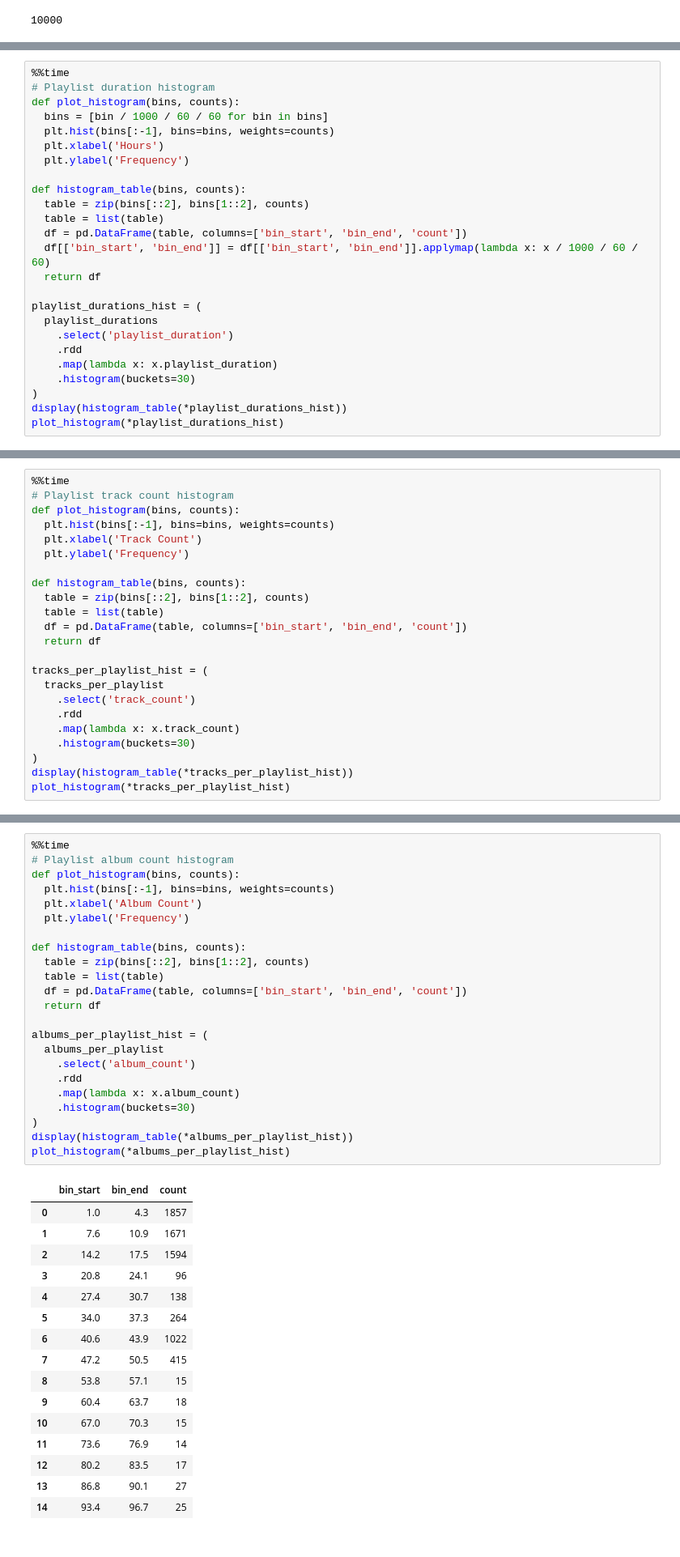
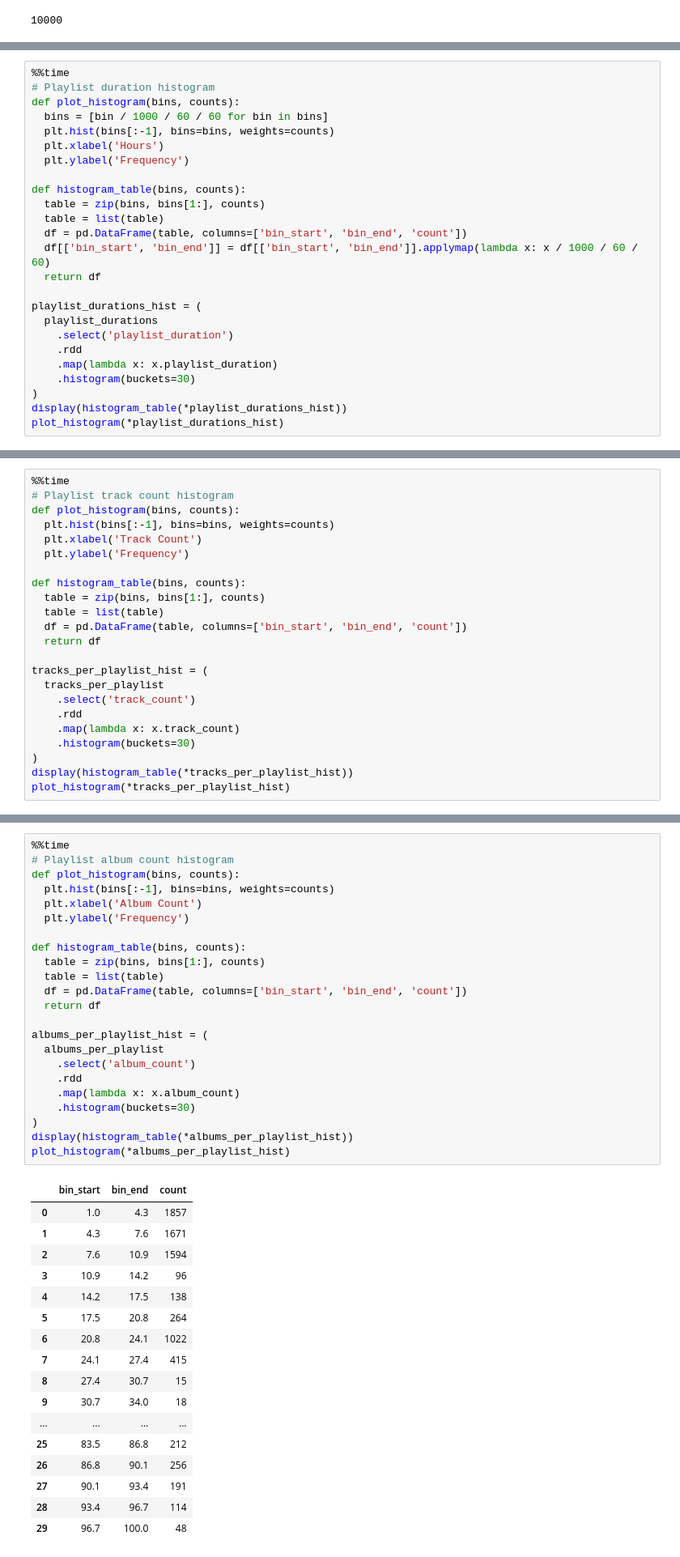
Before and after one commit to data-engineering-project-spotify/dep-spotify-analysis, a Jupyter notebook: Project_Notebook_Final_Challenge.ipynb, the cells around one changed output, grey strips where cells are left out. Shown at 81% size. Drawn from its saved outputs; the diff is of its cells as text.

```diff
--- a/Project_Notebook_Final_Challenge.ipynb
+++ b/Project_Notebook_Final_Challenge.ipynb
@@ -249,7 +256,7 @@ def plot_histogram(bins, counts):
   plt.ylabel('Frequency')
 
 def histogram_table(bins, counts):
-  table = zip(bins[::2], bins[1::2], counts)
+  table = zip(bins, bins[1:], counts)
   table = list(table)
   df = pd.DataFrame(table, columns=['bin_start', 'bin_end', 'count'])
   df[['bin_start', 'bin_end']] = df[['bin_start', 'bin_end']].applymap(lambda x: x / 1000 / 60 / 60)
@@ -312,7 +320,7 @@ def plot_histogram(bins, counts):
   plt.ylabel('Frequency')
 
 def histogram_table(bins, counts):
-  table = zip(bins[::2], bins[1::2], counts)
+  table = zip(bins, bins[1:], counts)
   table = list(table)
   df = pd.DataFrame(table, columns=['bin_start', 'bin_end', 'count'])
   return df
@@ -368,40 +377,41 @@ Wall time: 2.66 s
 # %%
 %%time
 # Playlist album count histogram
 def plot_histogram(bins, counts):
   plt.hist(bins[:-1], bins=bins, weights=counts)
   plt.xlabel('Album Count')
   plt.ylabel('Frequency')
 
 def histogram_table(bins, counts):
-  table = zip(bins[::2], bins[1::2], counts)
+  table = zip(bins, bins[1:], counts)
   table = list(table)
   df = pd.DataFrame(table, columns=['bin_start', 'bin_end', 'count'])
   return df
 
 albums_per_playlist_hist = (
   albums_per_playlist
     .select('album_count')
     .rdd
     .map(lambda x: x.album_count)
     .histogram(buckets=30)
 )
 display(histogram_table(*albums_per_playlist_hist))
 plot_histogram(*albums_per_playlist_hist)
 # %% [output]
 |  | bin_start | bin_end | count |
 | 0 | 1.0 | 4.3 | 1857 |
-| 1 | 7.6 | 10.9 | 1671 |
-| 2 | 14.2 | 17.5 | 1594 |
-| 3 | 20.8 | 24.1 | 96 |
-| 4 | 27.4 | 30.7 | 138 |
-| 5 | 34.0 | 37.3 | 264 |
-| 6 | 40.6 | 43.9 | 1022 |
-| 7 | 47.2 | 50.5 | 415 |
-| 8 | 53.8 | 57.1 | 15 |
-| 9 | 60.4 | 63.7 | 18 |
-| 10 | 67.0 | 70.3 | 15 |
-| 11 | 73.6 | 76.9 | 14 |
-| 12 | 80.2 | 83.5 | 17 |
-| 13 | 86.8 | 90.1 | 27 |
-| 14 | 93.4 | 96.7 | 25 |
+| 1 | 4.3 | 7.6 | 1671 |
+| 2 | 7.6 | 10.9 | 1594 |
+| 3 | 10.9 | 14.2 | 96 |
+| 4 | 14.2 | 17.5 | 138 |
+| 5 | 17.5 | 20.8 | 264 |
+| 6 | 20.8 | 24.1 | 1022 |
+| 7 | 24.1 | 27.4 | 415 |
+| 8 | 27.4 | 30.7 | 15 |
+| 9 | 30.7 | 34.0 | 18 |
+| ... | ... | ... | ... |
+| 25 | 83.5 | 86.8 | 212 |
+| 26 | 86.8 | 90.1 | 256 |
+| 27 | 90.1 | 93.4 | 191 |
+| 28 | 93.4 | 96.7 | 114 |
+| 29 | 96.7 | 100.0 | 48 |
```
Also changed, not shown: parts of 15 cells of this notebook, 1 other file.
